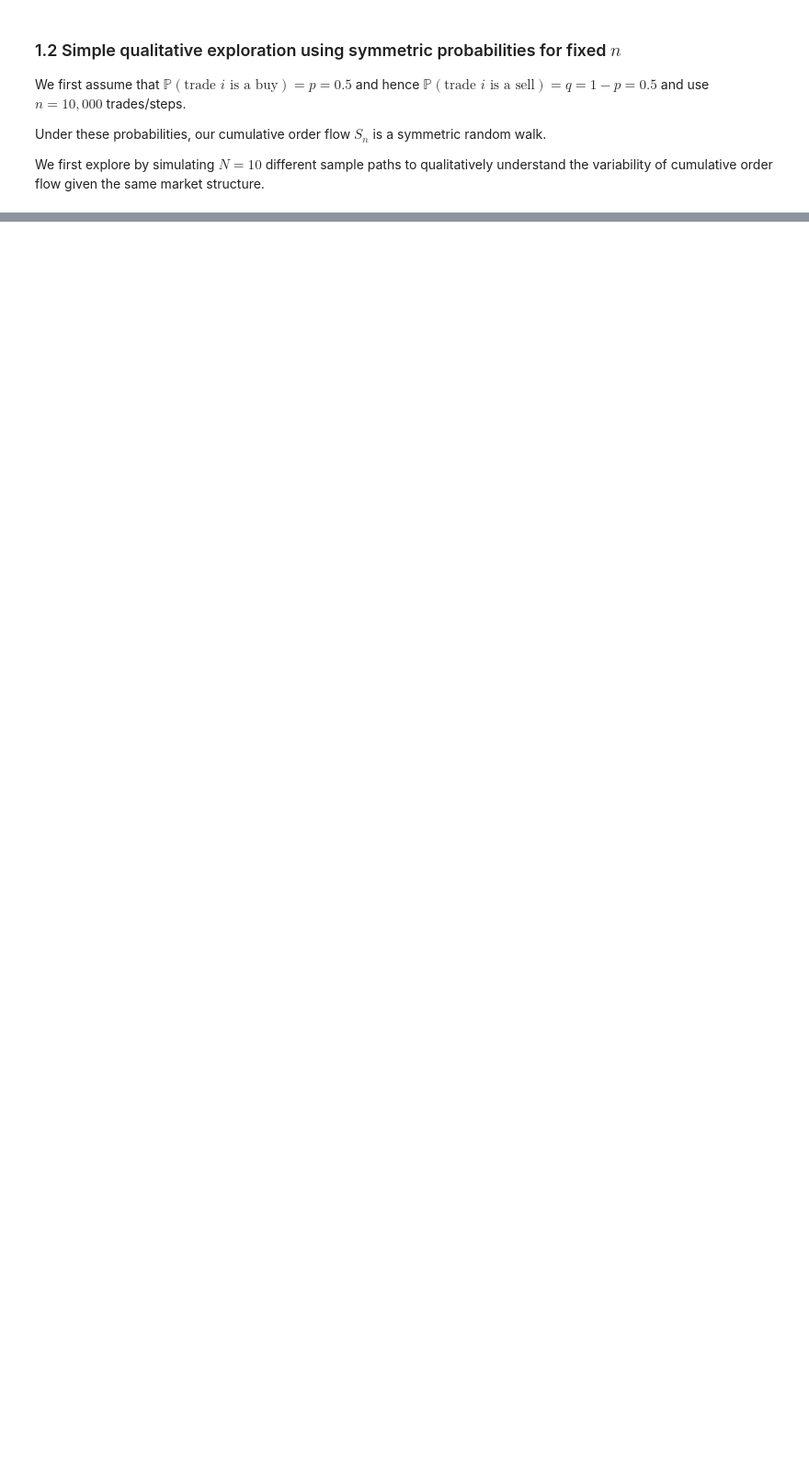
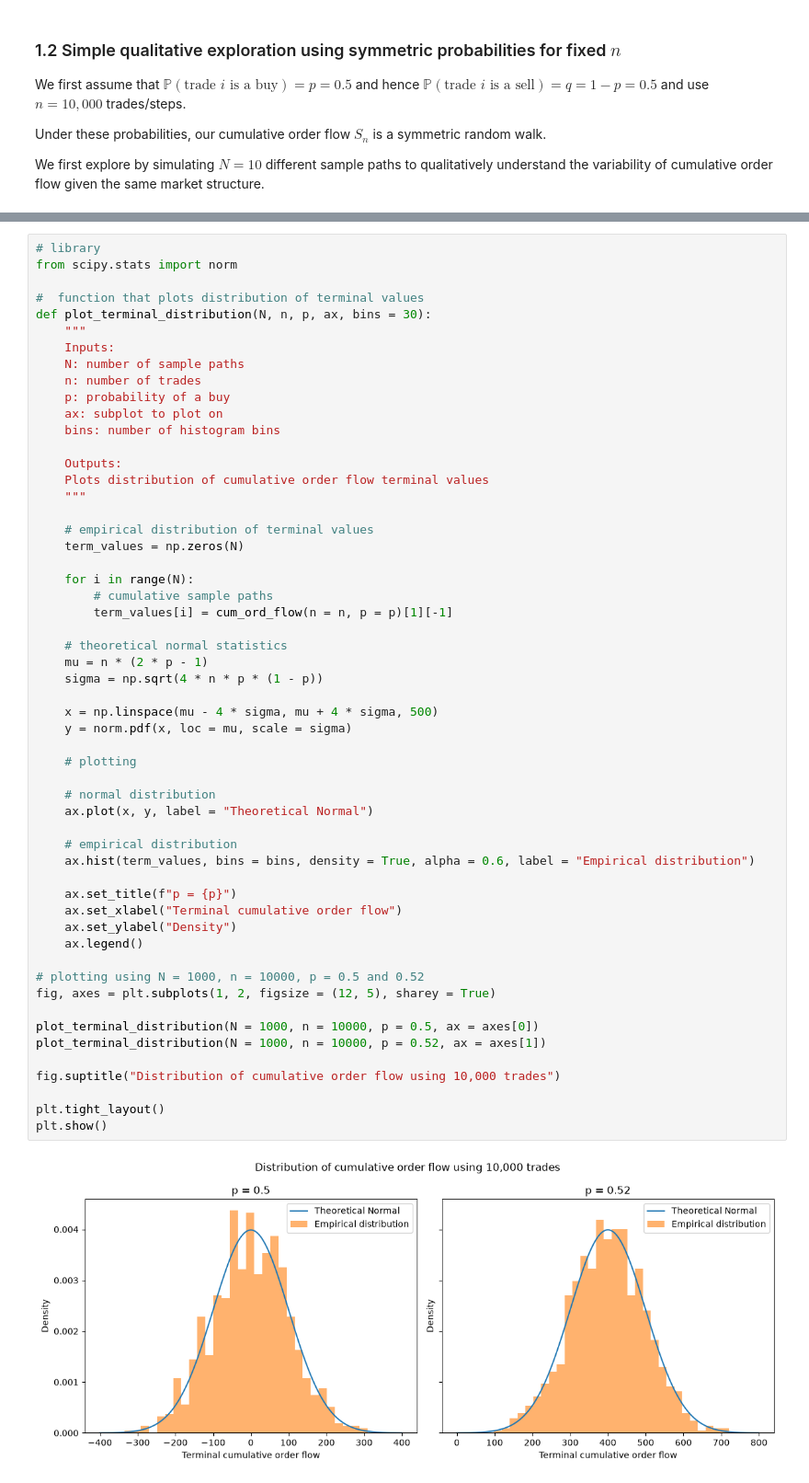
Before and after one commit to ApolloVo-Truong00/Order-flow-regime-detection, a Jupyter notebook: project testing.ipynb, the cells around one changed output, grey strips where cells are left out. Shown at 92% size. Drawn from its saved outputs; the diff is of its cells as text; blank space fills up the shorter version.

```diff
--- a/project testing.ipynb
+++ b/project testing.ipynb
@@ -149 +122,58 @@ plt.show()
+# %%
+# library
+from scipy.stats import norm
+
+#  function that plots distribution of terminal values
+def plot_terminal_distribution(N, n, p, ax, bins = 30):
+    """
+    Inputs:
+    N: number of sample paths
+    n: number of trades
+    p: probability of a buy
+    ax: subplot to plot on
+    bins: number of histogram bins
+
+    Outputs:
+    Plots distribution of cumulative order flow terminal values
+    """
+
+    # empirical distribution of terminal values
+    term_values = np.zeros(N)
+
+    for i in range(N):
+        # cumulative sample paths
+        term_values[i] = cum_ord_flow(n = n, p = p)[1][-1]
+
+    # theoretical normal statistics
+    mu = n * (2 * p - 1)
+    sigma = np.sqrt(4 * n * p * (1 - p))
+
+    x = np.linspace(mu - 4 * sigma, mu + 4 * sigma, 500)
+    y = norm.pdf(x, loc = mu, scale = sigma)
+
+    # plotting
+
+    # normal distribution
+    ax.plot(x, y, label = "Theoretical Normal")
+
+    # empirical distribution
+    ax.hist(term_values, bins = bins, density = True, alpha = 0.6, label = "Empirical distribution")
+
+    ax.set_title(f"p = {p}")
+    ax.set_xlabel("Terminal cumulative order flow")
+    ax.set_ylabel("Density")
+    ax.legend()
+
+# plotting using N = 1000, n = 10000, p = 0.5 and 0.52
+fig, axes = plt.subplots(1, 2, figsize = (12, 5), sharey = True)
+
+plot_terminal_distribution(N = 1000, n = 10000, p = 0.5, ax = axes[0])
+plot_terminal_distribution(N = 1000, n = 10000, p = 0.52, ax = axes[1])
+
+fig.suptitle("Distribution of cumulative order flow using 10,000 trades")
+
+plt.tight_layout()
+plt.show()
+# %% [output]
+[figure, added]
 # %% [markdown]
```
Also changed, not shown: parts of 11 cells of this notebook.
